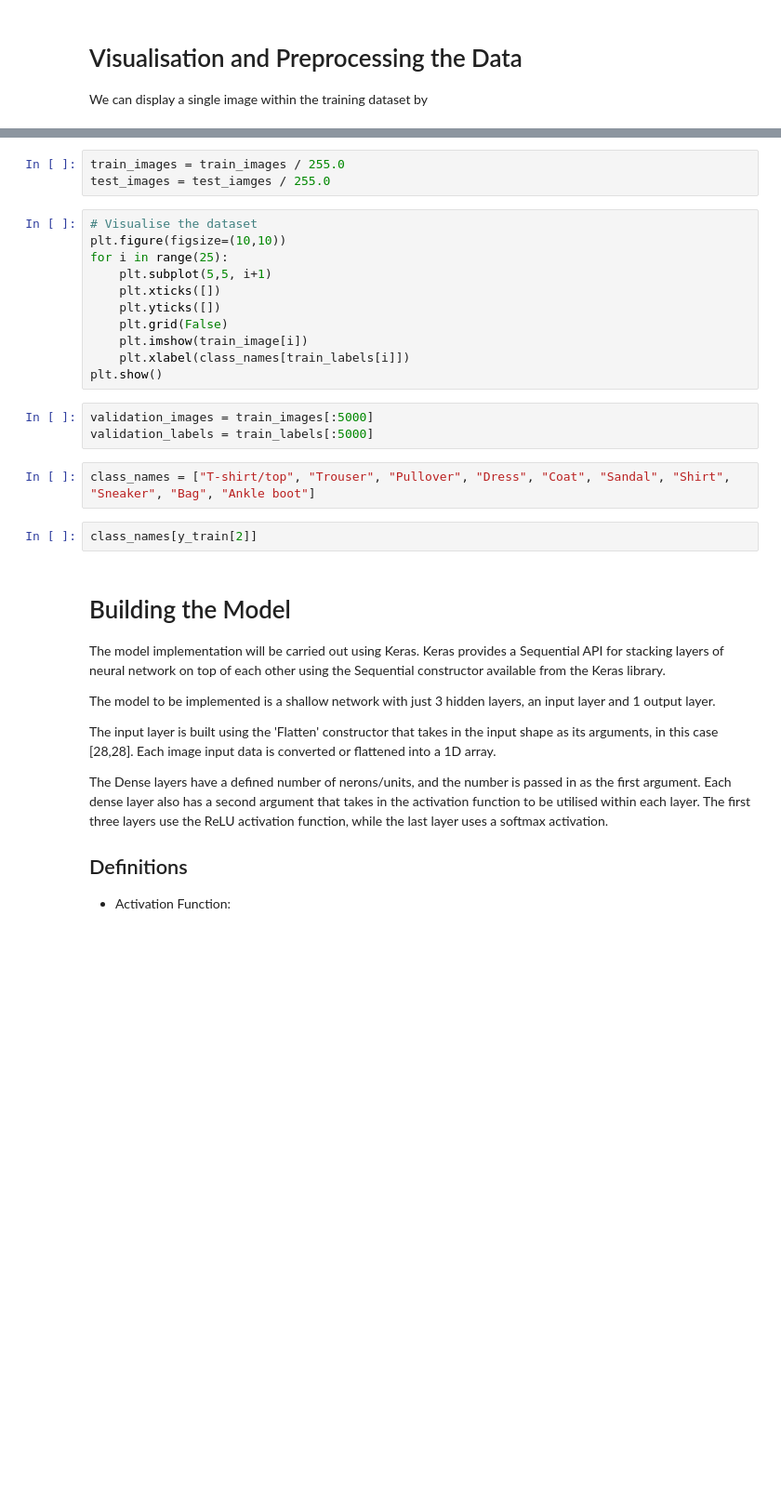
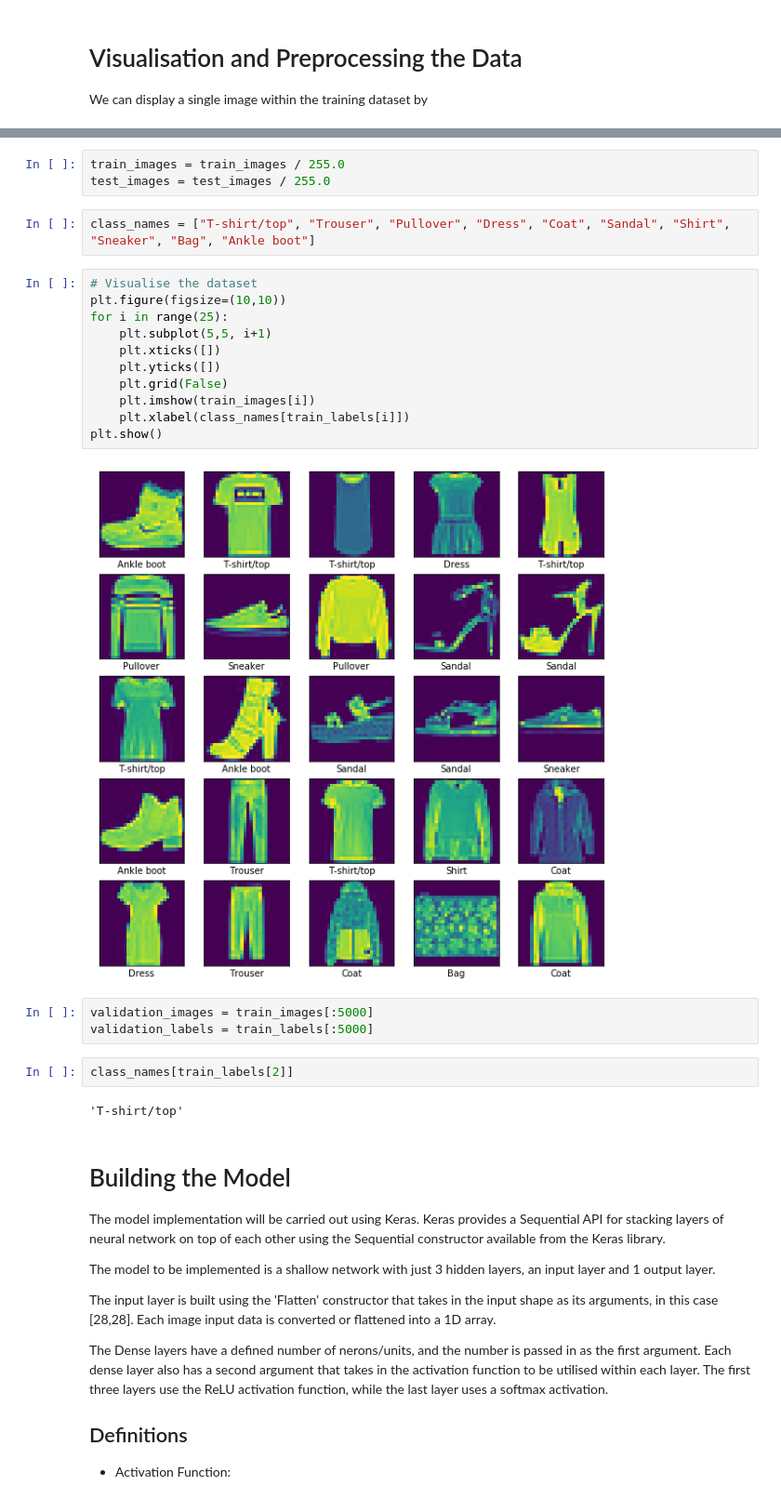
Before and after one commit to RichmondAlake/tensorflow_2_tutorials, a Jupyter notebook: 02_image_classification_fashionmnist.ipynb, the cells around one changed output, grey strips where cells are left out. Shown at 93% size. Drawn from its saved outputs; the diff is of its cells as text; blank space fills up the shorter version.

```diff
--- a/02_image_classification_fashionmnist.ipynb
+++ b/02_image_classification_fashionmnist.ipynb
@@ -95,24 +115,28 @@ plt.show()
 # %%
 train_images = train_images / 255.0
-test_images = test_iamges / 255.0
+test_images = test_images / 255.0
+# %%
+class_names = ["T-shirt/top", "Trouser", "Pullover", "Dress", "Coat", "Sandal", "Shirt", "Sneaker", "Bag", "Ankle boot"]
 # %%
 # Visualise the dataset
 plt.figure(figsize=(10,10))
 for i in range(25):
     plt.subplot(5,5, i+1)
     plt.xticks([])
     plt.yticks([])
     plt.grid(False)
-    plt.imshow(train_image[i])
+    plt.imshow(train_images[i])
     plt.xlabel(class_names[train_labels[i]])
 plt.show()
+# %% [output]
+[figure, added]
 # %%
 validation_images = train_images[:5000]
 validation_labels = train_labels[:5000]
-# %%
-class_names = ["T-shirt/top", "Trouser", "Pullover", "Dress", "Coat", "Sandal", "Shirt", "Sneaker", "Bag", "Ankle boot"]
 # %%
-class_names[y_train[2]]
+class_names[train_labels[2]]
+# %% [output]
+'T-shirt/top'
 # %% [markdown]
 # Building the Model
 The model implementation will be carried out using Keras. Keras provides a Sequential API for stacking layers of neural network on top of each other using the Sequential constructor available from the Keras library.
```
Also changed, not shown: parts of 15 cells of this notebook, 2 other files.
